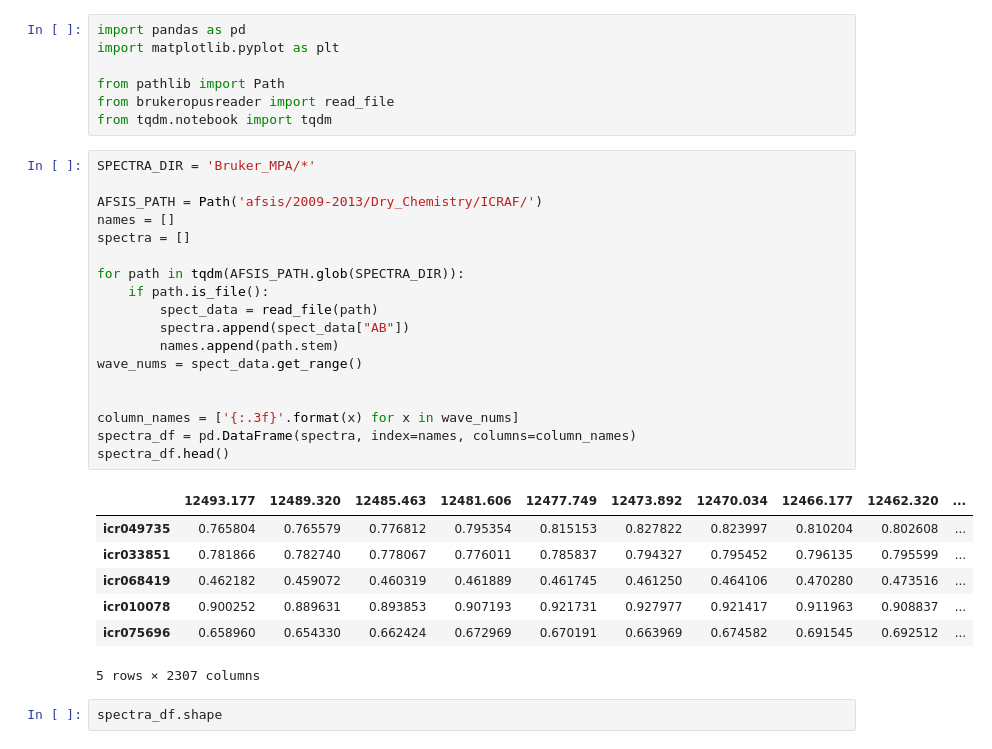
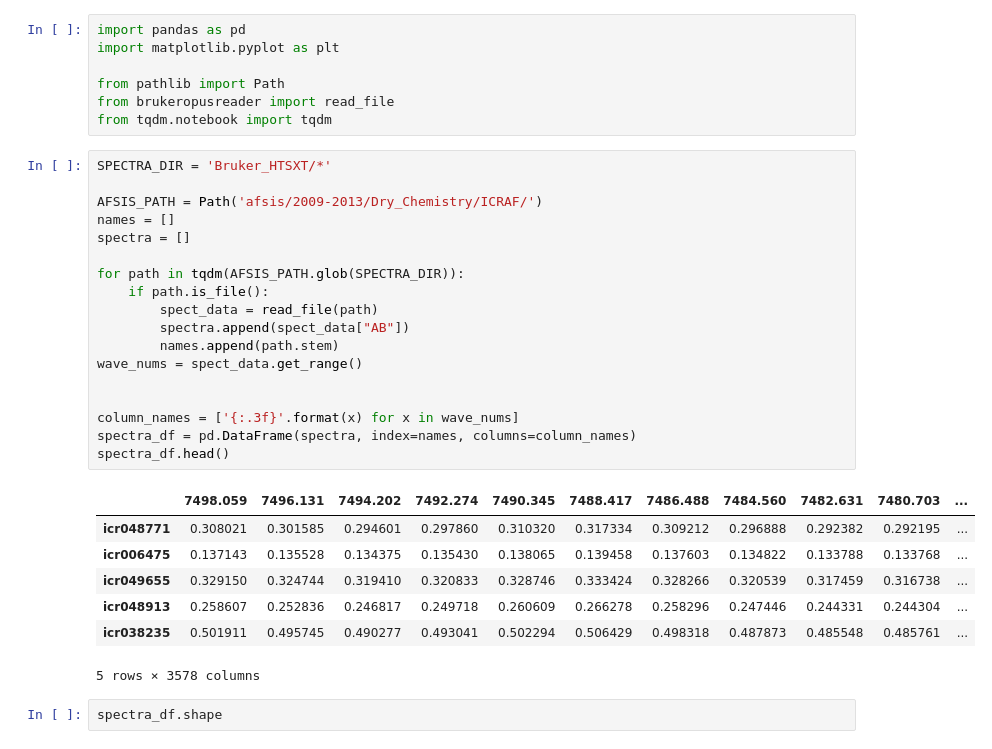
Before and after one commit to oro13/soil-health-prediction, a Jupyter notebook: tutorial-scratch.ipynb, the cells around one changed output. Saved outputs shown, nothing was run; the diff lists cells and outputs as text.

```diff
--- a/tutorial-scratch.ipynb
+++ b/tutorial-scratch.ipynb
@@ -69,31 +69,31 @@ from pathlib import Path
 from brukeropusreader import read_file
 from tqdm.notebook import tqdm
 # %%
-SPECTRA_DIR = 'Bruker_MPA/*'
+SPECTRA_DIR = 'Bruker_HTSXT/*'
 
 AFSIS_PATH = Path('afsis/2009-2013/Dry_Chemistry/ICRAF/')
 names = []
 spectra = []
 
 for path in tqdm(AFSIS_PATH.glob(SPECTRA_DIR)):
     if path.is_file():
         spect_data = read_file(path)
         spectra.append(spect_data["AB"])
         names.append(path.stem)
 wave_nums = spect_data.get_range()
 
 
 column_names = ['{:.3f}'.format(x) for x in wave_nums]
 spectra_df = pd.DataFrame(spectra, index=names, columns=column_names)
 spectra_df.head()
 # %% [output]
-|  | 12493.177 | 12489.320 | 12485.463 | 12481.606 | 12477.749 | 12473.892 | 12470.034 | 12466.177 | 12462.320 | ... |
-| icr049735 | 0.765804 | 0.765579 | 0.776812 | 0.795354 | 0.815153 | 0.827822 | 0.823997 | 0.810204 | 0.802608 | ... |
-| icr033851 | 0.781866 | 0.782740 | 0.778067 | 0.776011 | 0.785837 | 0.794327 | 0.795452 | 0.796135 | 0.795599 | ... |
-| icr068419 | 0.462182 | 0.459072 | 0.460319 | 0.461889 | 0.461745 | 0.461250 | 0.464106 | 0.470280 | 0.473516 | ... |
-| icr010078 | 0.900252 | 0.889631 | 0.893853 | 0.907193 | 0.921731 | 0.927977 | 0.921417 | 0.911963 | 0.908837 | ... |
-| icr075696 | 0.658960 | 0.654330 | 0.662424 | 0.672969 | 0.670191 | 0.663969 | 0.674582 | 0.691545 | 0.692512 | ... |
+|  | 7498.059 | 7496.131 | 7494.202 | 7492.274 | 7490.345 | 7488.417 | 7486.488 | 7484.560 | 7482.631 | 7480.703 | ... |
+| icr048771 | 0.308021 | 0.301585 | 0.294601 | 0.297860 | 0.310320 | 0.317334 | 0.309212 | 0.296888 | 0.292382 | 0.292195 | ... |
+| icr006475 | 0.137143 | 0.135528 | 0.134375 | 0.135430 | 0.138065 | 0.139458 | 0.137603 | 0.134822 | 0.133788 | 0.133768 | ... |
+| icr049655 | 0.329150 | 0.324744 | 0.319410 | 0.320833 | 0.328746 | 0.333424 | 0.328266 | 0.320539 | 0.317459 | 0.316738 | ... |
+| icr048913 | 0.258607 | 0.252836 | 0.246817 | 0.249718 | 0.260609 | 0.266278 | 0.258296 | 0.247446 | 0.244331 | 0.244304 | ... |
+| icr038235 | 0.501911 | 0.495745 | 0.490277 | 0.493041 | 0.502294 | 0.506429 | 0.498318 | 0.487873 | 0.485548 | 0.485761 | ... |
-5 rows × 2307 columns
+5 rows × 3578 columns
 # %%
 spectra_df.shape
 # %% [output]
```
Also changed, not shown: parts of 1 cell of this notebook, 7 other files.
